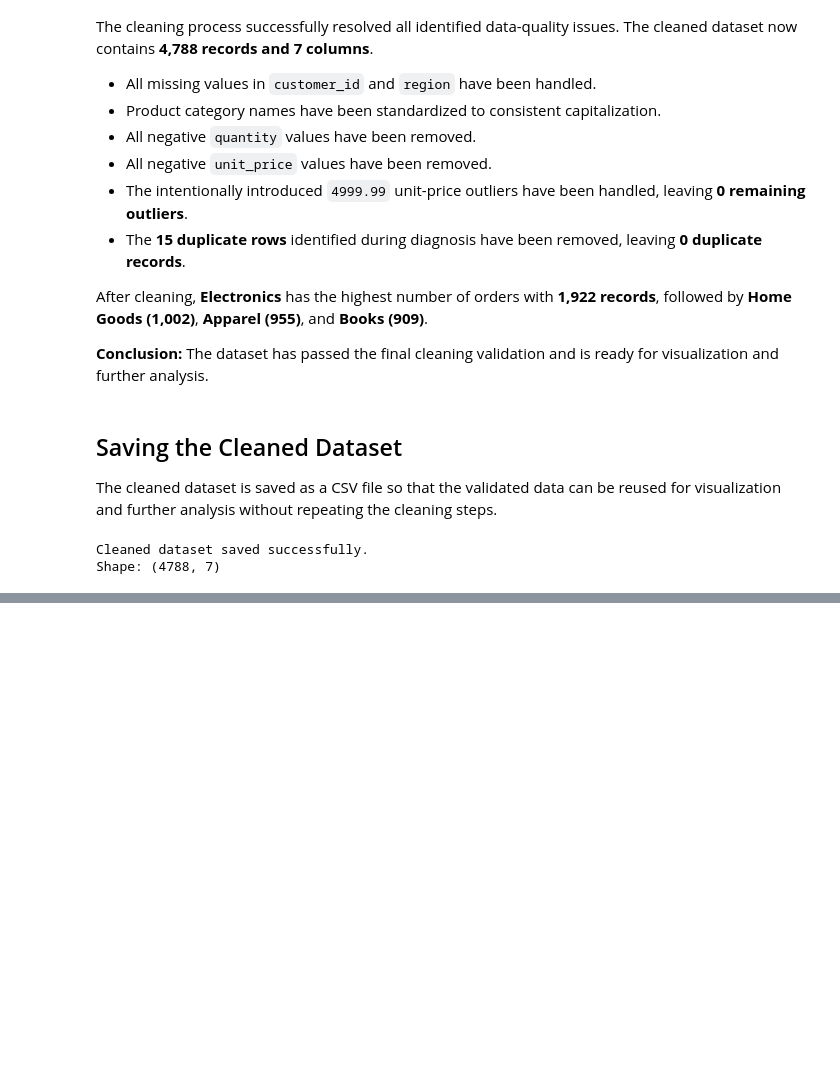
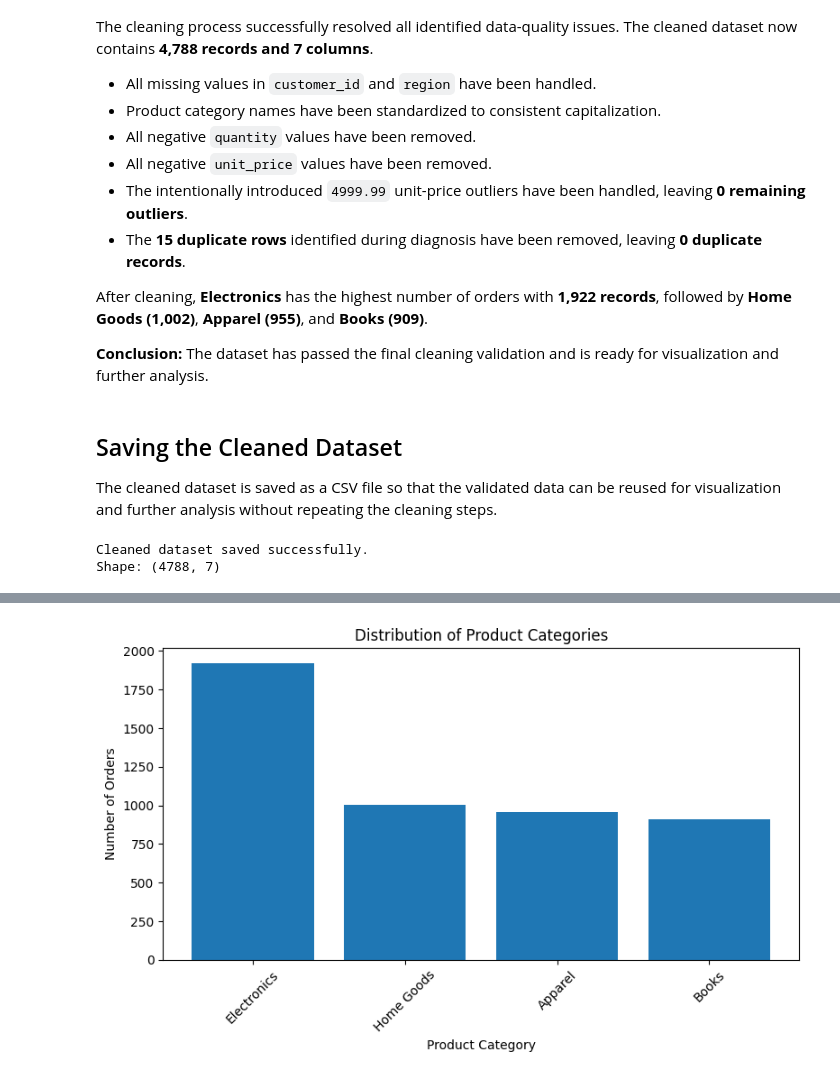
Before and after one commit to HibaAmin12/week5, a Jupyter notebook: Day4_task/week05_day4_eda.ipynb, the cells around one changed output, grey strips where cells are left out. Cells and saved outputs as stored; diff of their text form; code cells hidden in the pictures; blank space fills up the shorter version.

```diff
--- a/Day4_task/week05_day4_eda.ipynb
+++ b/Day4_task/week05_day4_eda.ipynb
@@ -567,0 +613,21 @@ Shape: (4788, 7)
+# %%
+fig, ax = plt.subplots(figsize=(8, 5))
+
+category_counts = cleaned_orders["product_category"].value_counts()
+
+ax.bar(category_counts.index, category_counts.values)
+
+ax.set_title("Distribution of Product Categories")
+ax.set_xlabel("Product Category")
+ax.set_ylabel("Number of Orders")
+
+plt.xticks(rotation=45)
+fig.tight_layout()
+
+fig.savefig("figures/product_category_distribution.png",
+            dpi=300,
+            bbox_inches="tight")
+
+plt.show()
+# %% [output]
+[figure, added]
```
Also changed, not shown: parts of 36 cells of this notebook, 22 other files.
